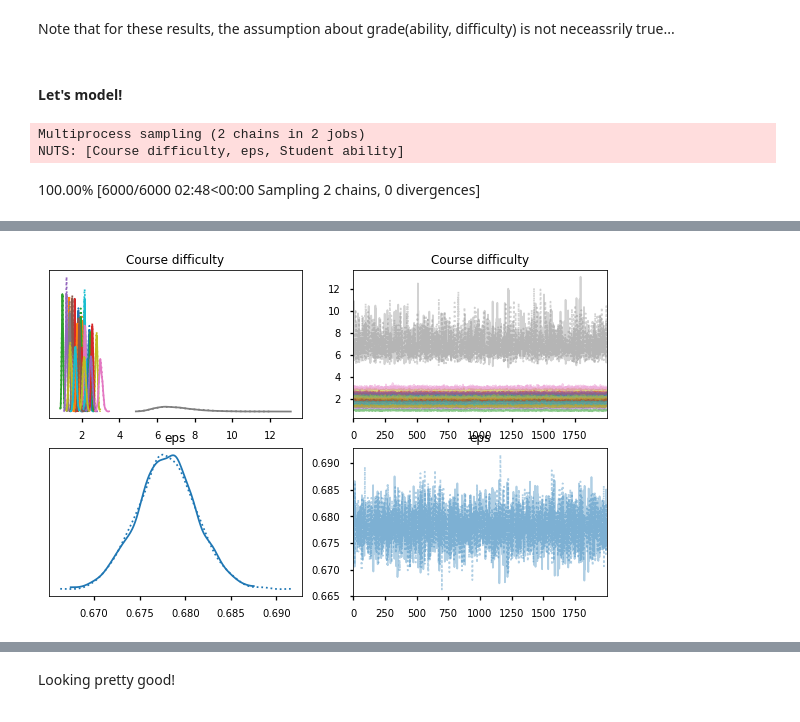
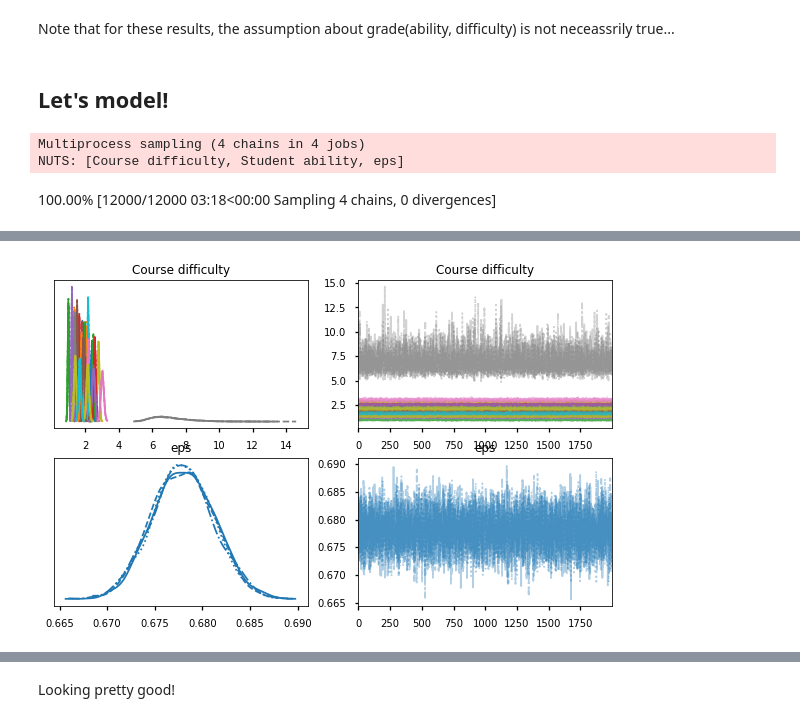
Before and after one commit to harcel/bayesian_student_seminar, a Jupyter notebook: BayesianStudentProgress.ipynb, the cells around one changed output, grey strips where cells are left out. Drawn from its saved outputs; the diff is of its cells as text; code cells hidden in the pictures.

```diff
--- a/BayesianStudentProgress.ipynb
+++ b/BayesianStudentProgress.ipynb
@@ -527,10 +518,10 @@ There are 1985 students
 # %% [markdown]
 Note that for these results, the assumption about grade(ability, difficulty) is not neceassrily true...
 # %% [markdown]
-#### Let's model!
+## Let's model!
 # %%
-trace_grades = model_and_visualize(results_network)
+trace_grades = utils.model_and_visualize(results_network)
 # %% [output]
-Multiprocess sampling (2 chains in 2 jobs)
-NUTS: [Course difficulty, eps, Student ability]
+Multiprocess sampling (4 chains in 4 jobs)
+NUTS: [Course difficulty, Student ability, eps]
-100.00% [6000/6000 02:48<00:00 Sampling 2 chains, 0 divergences]
+100.00% [12000/12000 03:18<00:00 Sampling 4 chains, 0 divergences]
@@ -538,3 +529,3 @@ Sampling 2 chains for 1_000 tune and 2_000 draw iterations (2_000 + 4_000 draws
-[figure, old version]
+[figure, new version]
 # %%
 results_network = results_network[results_network.Course != "3013AST0K"]
```
Also changed, not shown: parts of 19 cells of this notebook, 2 other files.
